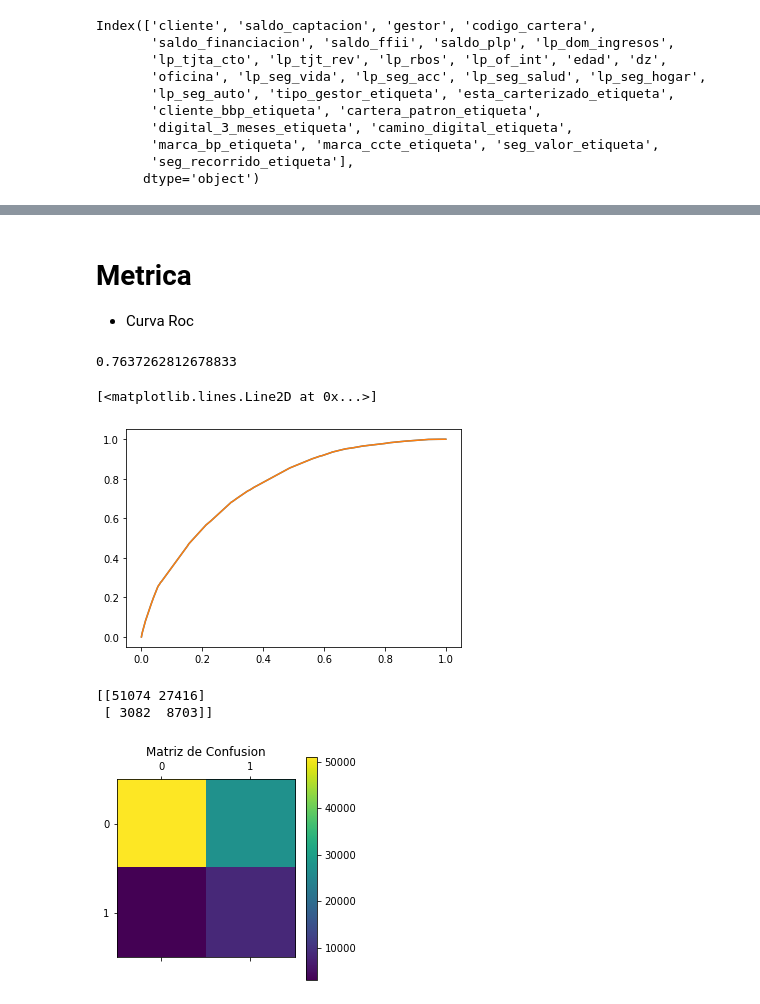
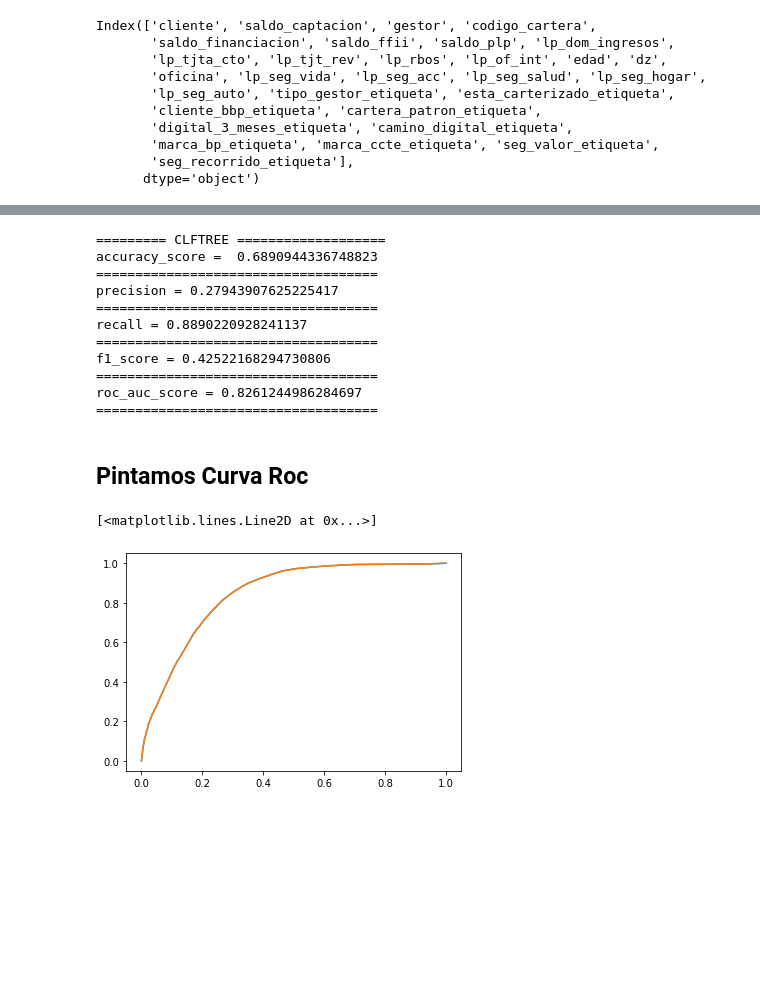
Before and after one commit to romayana/Financial-Product-Sales-Forecast-Model, a Jupyter notebook: Python Codes/working_model_0.5_TREE_final.ipynb, the cells around one changed output, grey strips where cells are left out. Drawn from its saved outputs; the diff is of its cells as text; code cells hidden in the pictures; blank space fills up the shorter version.

```diff
--- a/Python Codes/working_model_0.5_TREE_final.ipynb
+++ b/Python Codes/working_model_0.5_TREE_final.ipynb
@@ -241,0 +656,17 @@ GridSearchCV(estimator=DecisionTreeClassifier(),
+# %%
+tree_grid_params = {
+    'criterion' : ['gini', 'entropy'],
+    'max_depth' : [2,4,6,8,10,12],
+    'min_samples_split' : [2,4,6,8,10,12],
+    'min_samples_leaf' : [100,150,200]
+    }
+
+treegs = GridSearchCV(
+        clftree,
+        tree_grid_params,
+        verbose = 1,
+        cv = 3,
+        n_jobs = -1
+        )
+# %%
+treegs.fit(X_train,y_train)
@@ -245,0 +708,6 @@ clf.best_params_
+# %%
+clftree = DecisionTreeClassifier(criterion = 'gini', class_weight ='balanced',
+                                 max_depth=6,min_samples_leaf=50,
+                                 min_samples_split = 4)
+# %%
+clftree.fit(X_train, y_train)
@@ -246,4 +753,28 @@ clf.best_params_
+# %%
+print('========= CLFTREE ===================')
+print ('accuracy_score = ', accuracy_score(y_test,clftree.predict(X_test)))
+print('====================================')
+print('precision =', precision_score(y_test,clftree.predict(X_test)))
+print('====================================')
+print('recall =', recall_score(y_test,clftree.predict(X_test)))
+print('====================================')
+print('f1_score =', f1_score(y_test,clftree.predict(X_test)))
+print('====================================')
+print('roc_auc_score =', roc_auc_score(y_test,clftree.predict_proba(X_test)[:, 1]))
+print('====================================')
+#print('classification_report')
+#print(classification_report(y_test, clftree.predict(X_test)))
+# %% [output]
+========= CLFTREE ===================
+accuracy_score =  0.6890944336748823
+====================================
+precision = 0.27943907625225417
+====================================
+recall = 0.8890220928241137
+====================================
+f1_score = 0.42522168294730806
+====================================
+roc_auc_score = 0.8261244986284697
+====================================
 # %% [markdown]
-# Metrica
-
-- Curva Roc
+## Pintamos Curva Roc
@@ -253,27 +781,10 @@ from sklearn.metrics import roc_curve
-# %%
-from sklearn.metrics import roc_curve, auc
-fp,tp,_ = roc_curve(y_test,clf.predict_proba(X_test)[:,1])
-auc(fp,tp)
-# %% [output]
-0.7637262812678833
 # %%
 # We chose the target
 target_pos = 1 # Or 0 for the other class
-fp,tp,_ = roc_curve(y_test,clf.predict_proba(X_test)[:,target_pos])
+fp,tp,_ = roc_curve(y_test,clftree.predict_proba(X_test)[:,target_pos])
 plt.plot(fp,tp)
-fp,tp,_ = roc_curve(y_test,clf.predict_proba(X_test)[:,target_pos])
+fp,tp,_ = roc_curve(y_test,clftree.predict_proba(X_test)[:,target_pos])
 plt.plot(fp,tp)
 # %% [output]
 [<matplotlib.lines.Line2D at 0x...>]
-[figure, old version]
+[figure, new version]
-# %%
-matriz_confusion_clf = confusion_matrix(y_test,clf.predict(X_test))
-print(matriz_confusion_clf)
-pl.matshow(confusion_matrix(y_test,clf.predict(X_test)))
-pl.title('Matriz de Confusion')
-pl.colorbar()
-pl.show()
-# %% [output]
-[[51074 27416]
- [ 3082  8703]]
-[figure, removed]
```
Also changed, not shown: parts of 106 cells of this notebook, 2 other files.
